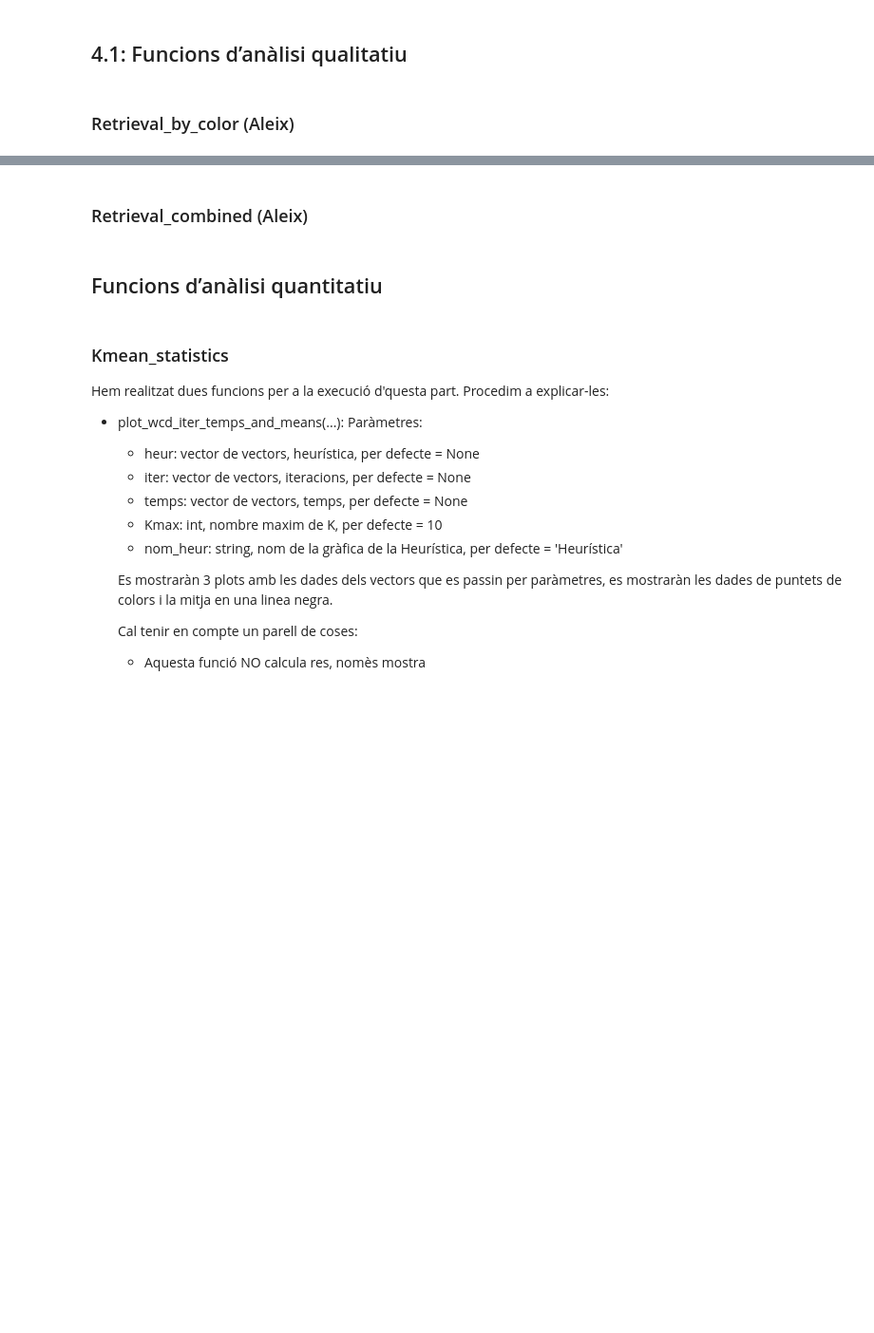
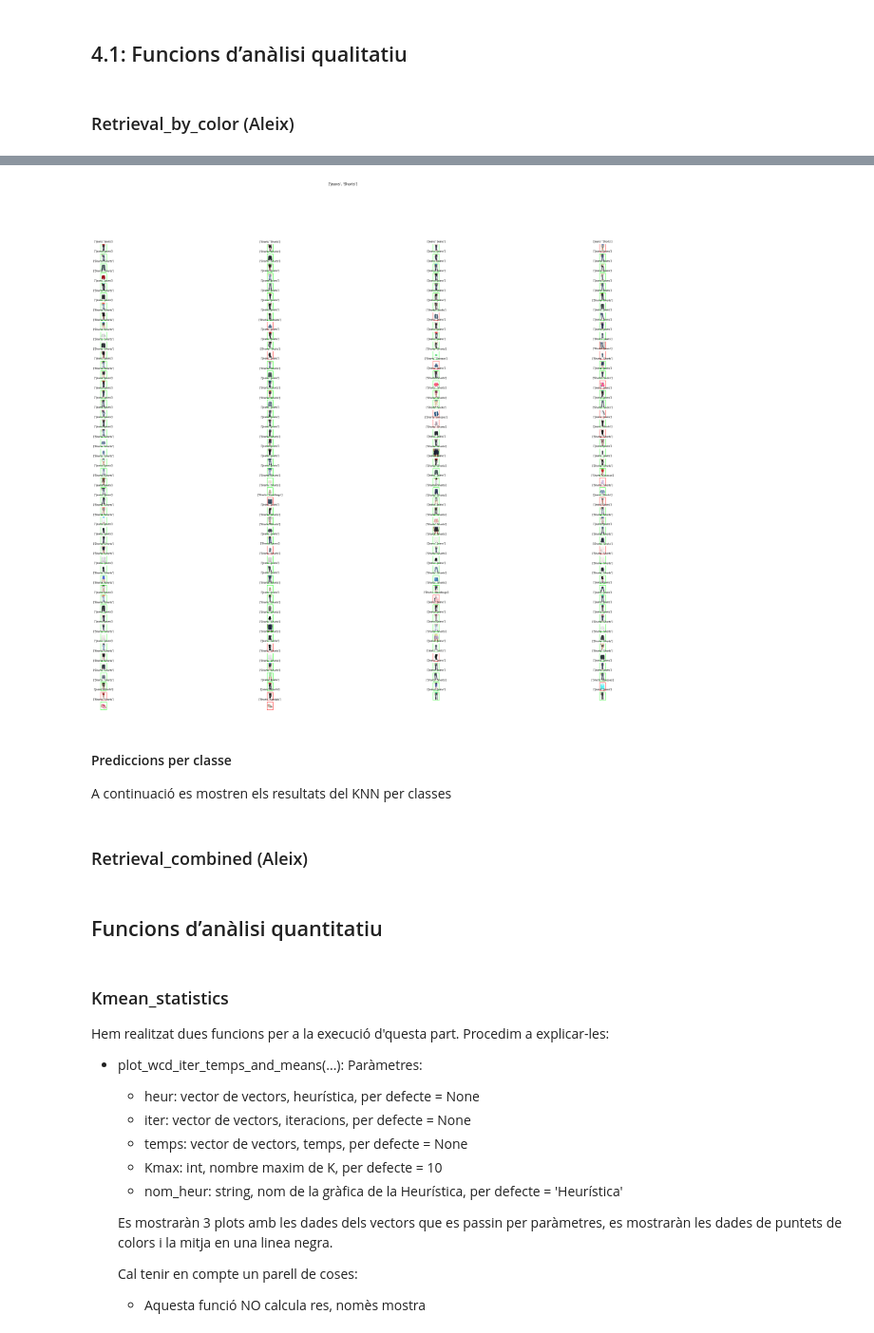
Before and after one commit to aleixJ/Practica2_IA, a Jupyter notebook: Etiquetador/analisis_part3.ipynb, the cells around one changed output, grey strips where cells are left out. Shown at 95% size. Cells and saved outputs as stored; diff of their text form; code cells hidden in the pictures; blank space fills up the shorter version.

Commit message:
Retrieval by shape funciona, falta comentar

```diff
--- a/Etiquetador/analisis_part3.ipynb
+++ b/Etiquetador/analisis_part3.ipynb
@@ -9,7 +9,7 @@ import math
 from utils_data import *
 from Kmeans import *
 from KNN import *
-import numpy as np
+
 
 
 root_folder = './images/'
@@ -26,14 +26,14 @@ def load_train():
     train_imgs, train_class_labels, train_color_labels, test_imgs, test_class_labels, \
     test_color_labels = read_dataset(root_folder=root_folder, gt_json=json_file)
 
-    return test_imgs, test_class_labels,test_color_labels
+    return train_imgs, train_class_labels, train_color_labels, test_imgs, test_class_labels, test_color_labels
 
 def load_cropped():
     # Load extended ground truth
     imgs, class_labels, color_labels, upper, lower, background = read_extended_dataset()
     cropped_images = crop_images(imgs, upper, lower)
 
-    return imgs, cropped_images, class_labels, color_labels
+    return imgs, cropped_images, class_labels, color_labels, background
 
 
 train_imgs, train_class_labels, train_color_labels, test_imgs, test_class_labels, \
@@ -41,6 +41,7 @@ train_imgs, train_class_labels, train_color_labels, test_imgs, test_class_labels
 
 # List with all the existent classes
 classes = list(set(list(train_class_labels) + list(test_class_labels)))
+
 # Load extended ground truth
 imgs, class_labels, color_labels, upper, lower, background = read_extended_dataset()
 cropped_images = crop_images(imgs, upper, lower)
@@ -144,7 +145,7 @@ def process_image(img):
 def process_images(imgs, parallel):
     if parallel:
         from joblib import Parallel, delayed
-        return Parallel(n_jobs=-1)(delayed(process_image)(img) for img in imgs)
+        return Parallel(n_jobs=2)(delayed(process_image)(img) for img in imgs)
     else:
         return [process_image(img) for img in imgs]
 
@@ -170,3 +176,64 @@ Correct predictions:  0.95
+# %%
+# Code
+import KNN
+
+def check_shape_prediction(prediccions, labels):
+    check_list = [pred == label for pred, label in zip(prediccions, labels)]
+    return check_list
+
+
+def retrieval_by_shape(train_imgs, train_class_labels, test_imgs, test_class_labels):
+    # Inicialitzem i entrenem el KNN
+    knn = KNN.KNN(train_data=utils.rgb2gray(train_imgs), labels=train_class_labels)
+
+    # Fem les prediccions
+    predictions = knn.predict(utils.rgb2gray(test_imgs), k=10)
+
+    # Comprovem que les validacions siguin correctes
+    ok = check_shape_prediction(prediccions=predictions, labels=test_class_labels)
+
+    return predictions, test_class_labels ,ok
+
+def show_predictions(images, prediccions, labels, ok, shape=['Jeans']):
+
+    # Fem que si la entrada és una string s'inclogui dins d'un array
+    if type(shape) is str:
+        shape = [shape]
+
+    labels_to_print = []
+    images_to_print = []
+    ok_to_print = []
+    for img, pred, label, o in zip(images, prediccions, labels, ok):
+        if pred in shape:
+            labels_to_print.append([pred, label])
+            images_to_print.append(img)
+            ok_to_print.append(o)
+
+    labels_to_print = np.array(labels_to_print)
+    images_to_print = np.array(images_to_print)
+    ok_to_print = np.array(ok_to_print)
+
+    visualize_retrieval(images_to_print, topN=len(images_to_print), info=labels_to_print, ok=ok_to_print, fac_size=5, title=shape)
+
+
+
+# Carreguem les imatges
+train_imgs, train_class_labels, train_color_labels, test_imgs, test_class_labels, test_color_labels = load_train()
+
+# Entrenem i fem les prediccions del KNN
+predictions, labels, ok = retrieval_by_shape(train_imgs, train_class_labels, test_imgs, test_class_labels)
+
+# Mostrem els resultats
+show_predictions(images=test_imgs, prediccions=predictions, labels=labels, ok=ok, shape=['Jeans', 'Shorts'])
+
+#print(predictions)
+#visualize_retrieval(test_imgs[0:44], topN=44, info=predictions[0:44], ok=ok, fac_size=4)
+# %% [output]
+[figure, added]
+# %% [markdown]
+#### Prediccions per classe
+
+A continuació es mostren els resultats del KNN per classes
 # %% [markdown]
 ### Retrieval_combined (Aleix)
 # %%
```
Also changed, not shown: parts of 6 cells of this notebook.
